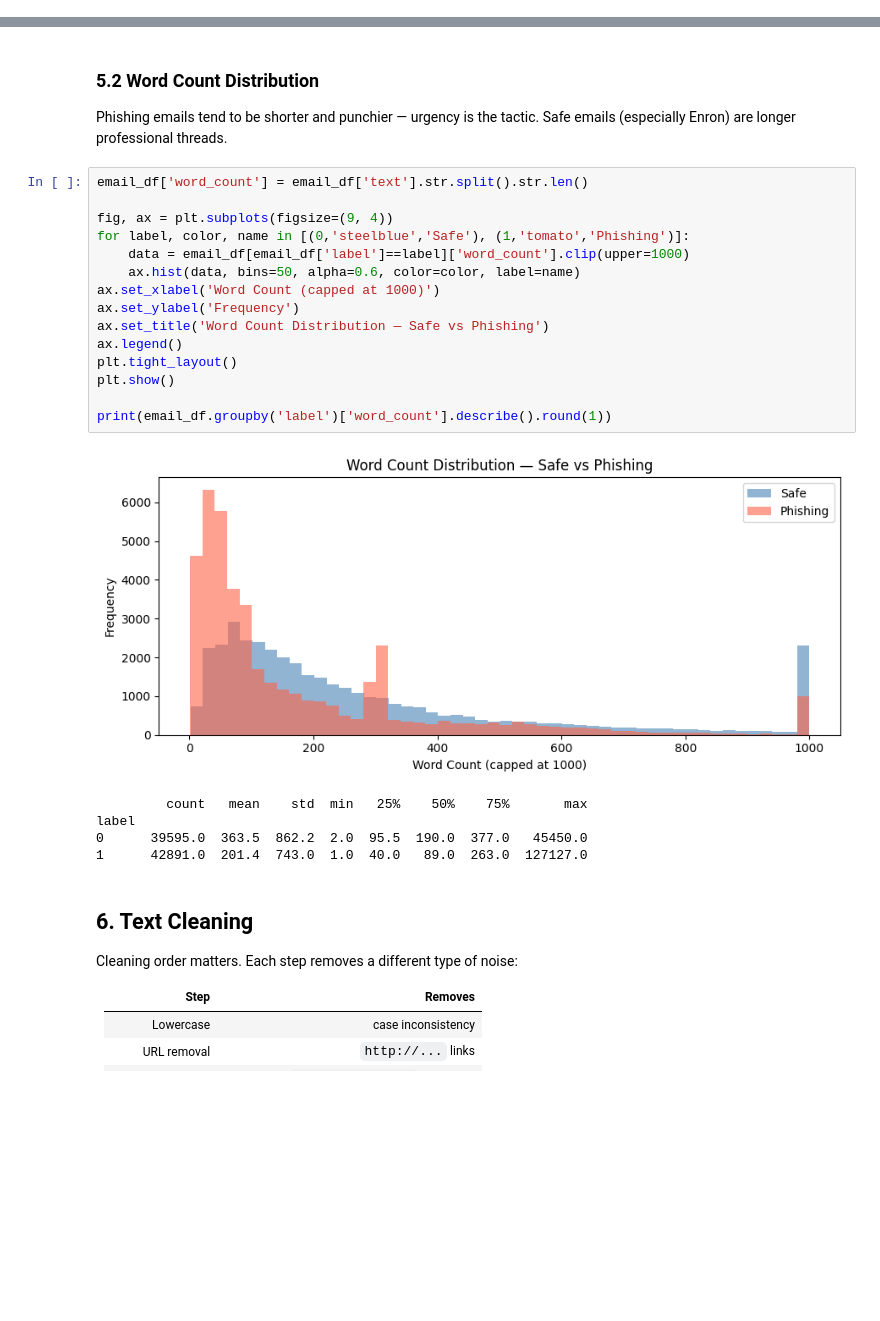
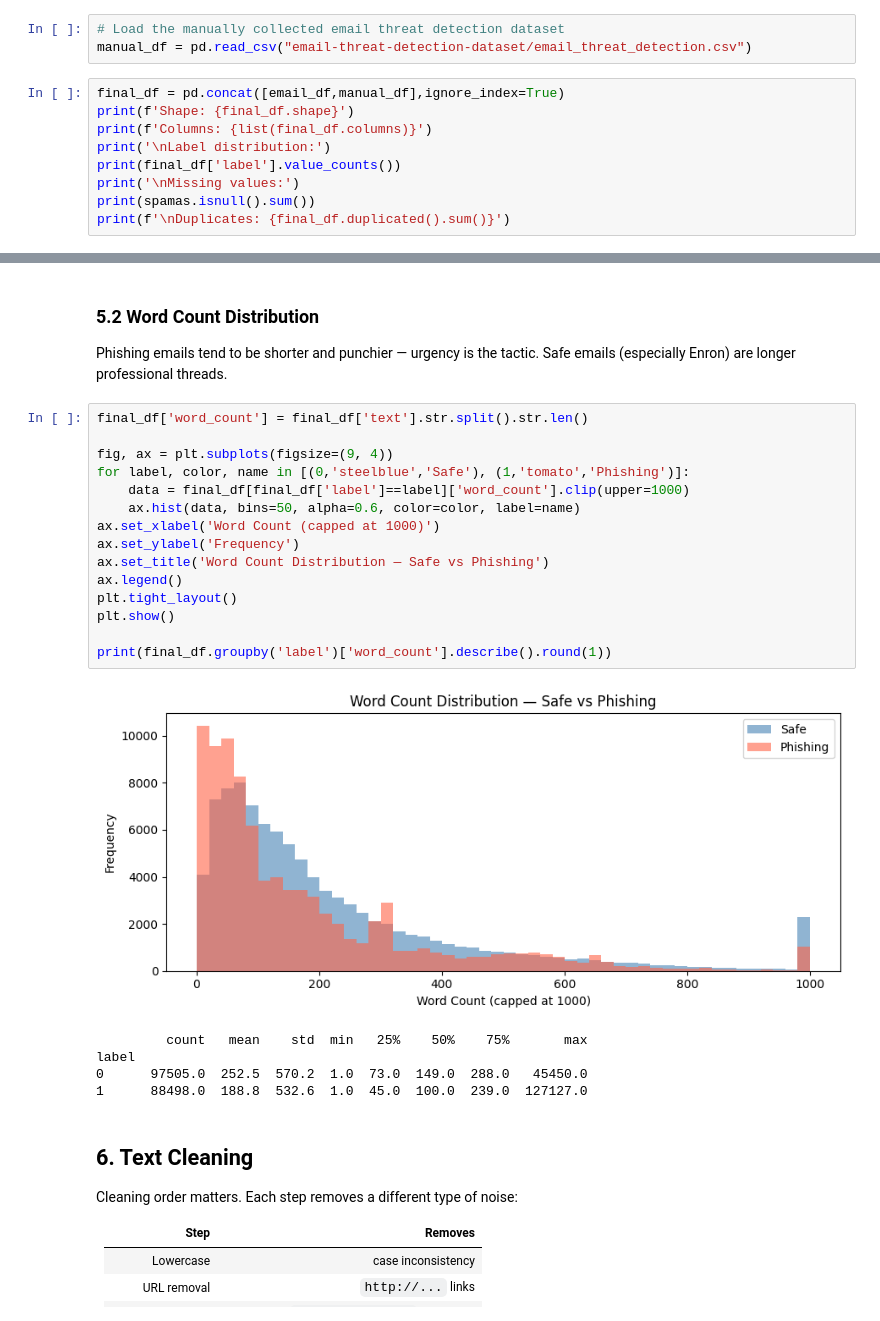
Before and after one commit to satyamkarn100-ctrl/Cyber-Threat-Detection, a Jupyter notebook: Email-Phishing-Threat-Detector.ipynb, the cells around one changed output, grey strips where cells are left out. Drawn from its saved outputs; the diff is of its cells as text; blank space fills up the shorter version.

```diff
--- a/Email-Phishing-Threat-Detector.ipynb
+++ b/Email-Phishing-Threat-Detector.ipynb
@@ -381,3 +397,15 @@ label
 1    0.52
 0    0.48
 Name: proportion, dtype: float64
+# %%
+# Load the manually collected email threat detection dataset
+manual_df = pd.read_csv("email-threat-detection-dataset/email_threat_detection.csv")
+# %%
+final_df = pd.concat([email_df,manual_df],ignore_index=True)
+print(f'Shape: {final_df.shape}')
+print(f'Columns: {list(final_df.columns)}')
+print('\nLabel distribution:')
+print(final_df['label'].value_counts())
+print('\nMissing values:')
+print(spamas.isnull().sum())
+print(f'\nDuplicates: {final_df.duplicated().sum()}')
@@ -417,26 +470,26 @@ plt.show()
 ### 5.2 Word Count Distribution
 Phishing emails tend to be shorter and punchier — urgency is the tactic. Safe emails (especially Enron) are longer professional threads.
 # %%
-email_df['word_count'] = email_df['text'].str.split().str.len()
+final_df['word_count'] = final_df['text'].str.split().str.len()
 
 fig, ax = plt.subplots(figsize=(9, 4))
 for label, color, name in [(0,'steelblue','Safe'), (1,'tomato','Phishing')]:
-    data = email_df[email_df['label']==label]['word_count'].clip(upper=1000)
+    data = final_df[final_df['label']==label]['word_count'].clip(upper=1000)
     ax.hist(data, bins=50, alpha=0.6, color=color, label=name)
 ax.set_xlabel('Word Count (capped at 1000)')
 ax.set_ylabel('Frequency')
 ax.set_title('Word Count Distribution — Safe vs Phishing')
 ax.legend()
 plt.tight_layout()
 plt.show()
 
-print(email_df.groupby('label')['word_count'].describe().round(1))
+print(final_df.groupby('label')['word_count'].describe().round(1))
 # %% [output]
-[figure, old version]
+[figure, new version]
          count   mean    std  min   25%    50%    75%       max
 label
-0      39595.0  363.5  862.2  2.0  95.5  190.0  377.0   45450.0
-1      42891.0  201.4  743.0  1.0  40.0   89.0  263.0  127127.0
+0      97505.0  252.5  570.2  1.0  73.0  149.0  288.0   45450.0
+1      88498.0  188.8  532.6  1.0  45.0  100.0  239.0  127127.0
 # %% [markdown]
 ## 6. Text Cleaning
 
```
Also changed, not shown: parts of 26 cells of this notebook.
